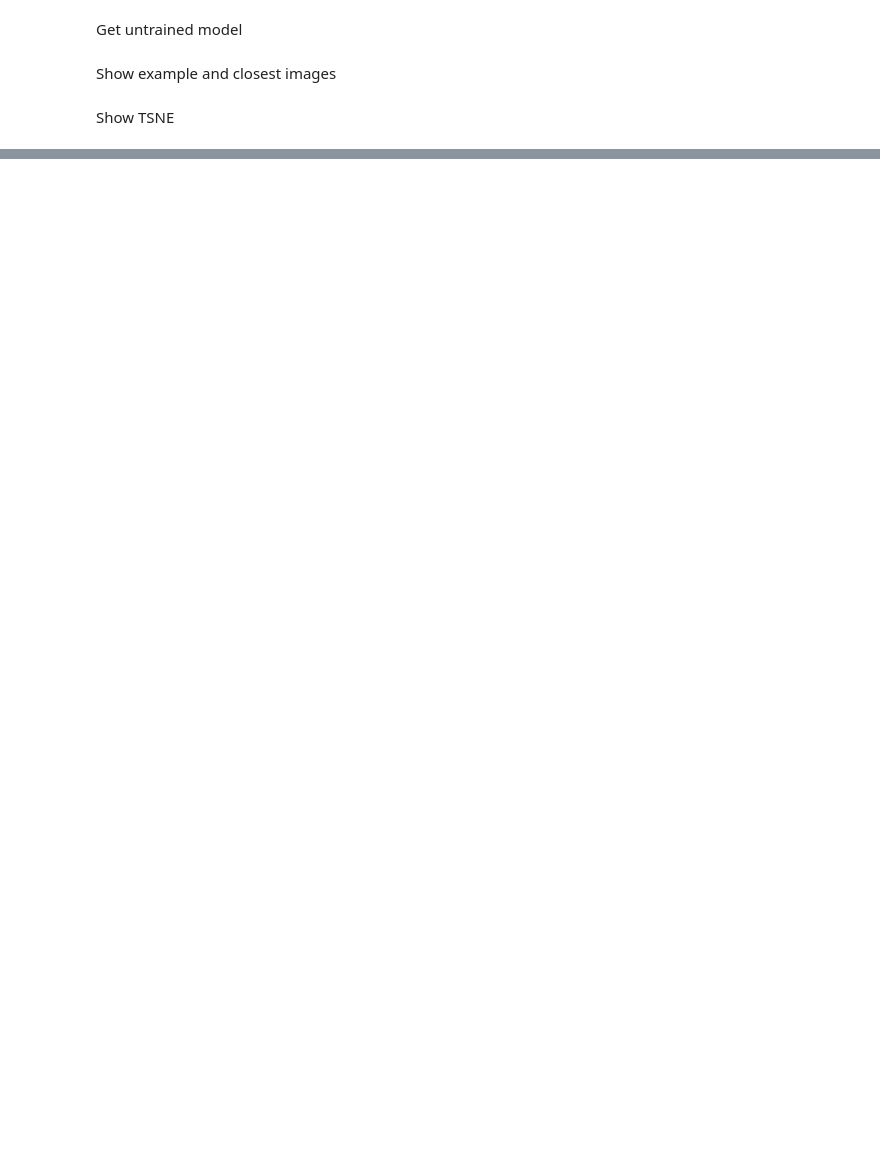
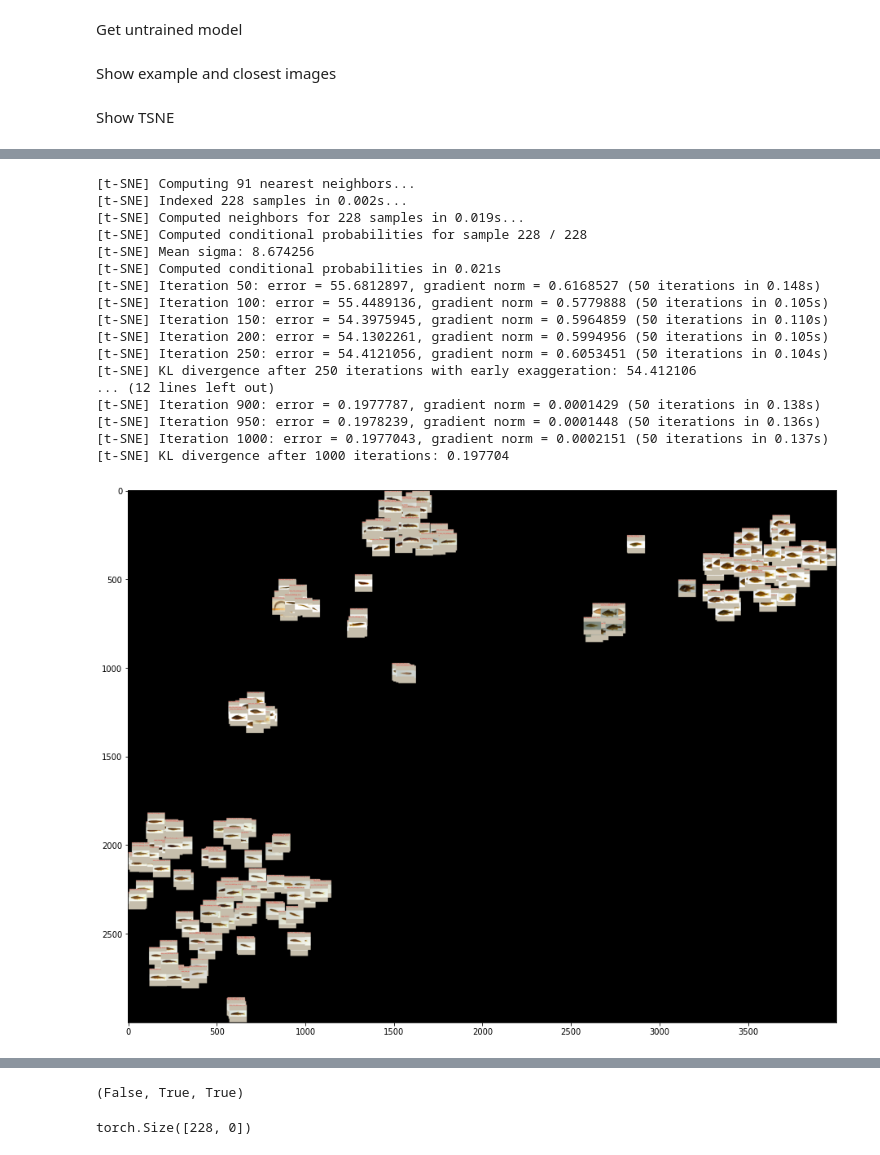
Before and after one commit to elhamod/HGNN, a Jupyter notebook: HGNN/analyse/Get tsne-Fish.ipynb, the cells around one changed output, grey strips where cells are left out. Saved outputs shown, nothing was run; the diff lists cells and outputs as text; code cells hidden in the pictures; blank space fills up the shorter version.

```diff
--- a/HGNN/analyse/Get tsne-Fish.ipynb
+++ b/HGNN/analyse/Get tsne-Fish.ipynb
@@ -186,0 +221,25 @@ get_tsne(dataloader, model_sub, activation_layer, experiment_params['img_res'],
+# %%
+activation_layer = 'gap_features'#'fine'
+
+get_tsne(dataloader, model_sub, activation_layer, experiment_params['img_res'],
+                os.path.join(experimentPathAndName, modelName),
+                dataset_name+"_"+activation_layer+("_submodule" if use_submodel==True else ""), legends, cuda)
+# %% [output]
+[t-SNE] Computing 91 nearest neighbors...
+[t-SNE] Indexed 228 samples in 0.002s...
+[t-SNE] Computed neighbors for 228 samples in 0.019s...
+[t-SNE] Computed conditional probabilities for sample 228 / 228
+[t-SNE] Mean sigma: 8.674256
+[t-SNE] Computed conditional probabilities in 0.021s
+[t-SNE] Iteration 50: error = 55.6812897, gradient norm = 0.6168527 (50 iterations in 0.148s)
+[t-SNE] Iteration 100: error = 55.4489136, gradient norm = 0.5779888 (50 iterations in 0.105s)
+[t-SNE] Iteration 150: error = 54.3975945, gradient norm = 0.5964859 (50 iterations in 0.110s)
+[t-SNE] Iteration 200: error = 54.1302261, gradient norm = 0.5994956 (50 iterations in 0.105s)
+[t-SNE] Iteration 250: error = 54.4121056, gradient norm = 0.6053451 (50 iterations in 0.104s)
+[t-SNE] KL divergence after 250 iterations with early exaggeration: 54.412106
+... (12 lines left out)
+[t-SNE] Iteration 900: error = 0.1977787, gradient norm = 0.0001429 (50 iterations in 0.138s)
+[t-SNE] Iteration 950: error = 0.1978239, gradient norm = 0.0001448 (50 iterations in 0.136s)
+[t-SNE] Iteration 1000: error = 0.1977043, gradient norm = 0.0002151 (50 iterations in 0.137s)
+[t-SNE] KL divergence after 1000 iterations: 0.197704
+[figure, added]
@@ -186,0 +259,31 @@ get_tsne(dataloader, model_sub, activation_layer, experiment_params['img_res'],
+# %%
+#dict_keys(['input', 'gap_features', 'layer4_features', 'fine', '05distance', '03distance', '01distance'])
+# activation_layer ='gap_features'
+
+
+
+accumlated_features = None
+accumulated_labels= None
+accumulated_predictions= None
+a, n, _ = dataloader.dataset.toggle_image_loading(dataloader.dataset.augmentation_enabled, True)
+for i, batch in tqdm(enumerate(dataloader), total=len(dataloader)):
+    image2 = batch['image']
+    fine_label = batch['fine']
+    if cuda is not None:
+        image2 = image2.cuda()
+    activations = model.activations(image2)
+    features2 = activations[activation_layer].detach().cpu()
+    features2 = features2.reshape(features2.shape[0], -1)
+    pred, _ = CNN.getPredictions(activations['fine'], [])
+
+    # Calculate distance for each pair.
+    accumlated_features = features2 if accumlated_features is None else torch.cat([accumlated_features, features2]).detach()
+    accumulated_labels = fine_label.tolist() if accumulated_labels is None else accumulated_labels + fine_label.tolist()
+    accumulated_predictions = pred.tolist() if accumulated_predictions is None else accumulated_predictions + pred.tolist()
+dataloader.dataset.toggle_image_loading(a, n)
+# %% [output]
+(False, True, True)
+# %%
+accumlated_features_sub.shape
+# %% [output]
+torch.Size([228, 0])
```
Also changed, not shown: parts of 13 cells of this notebook, 24 other files.
